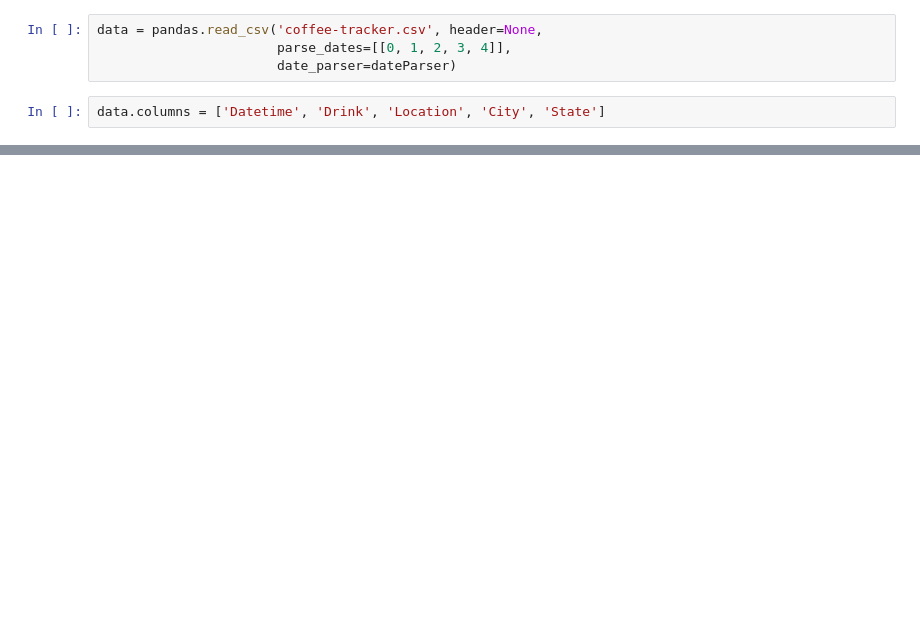
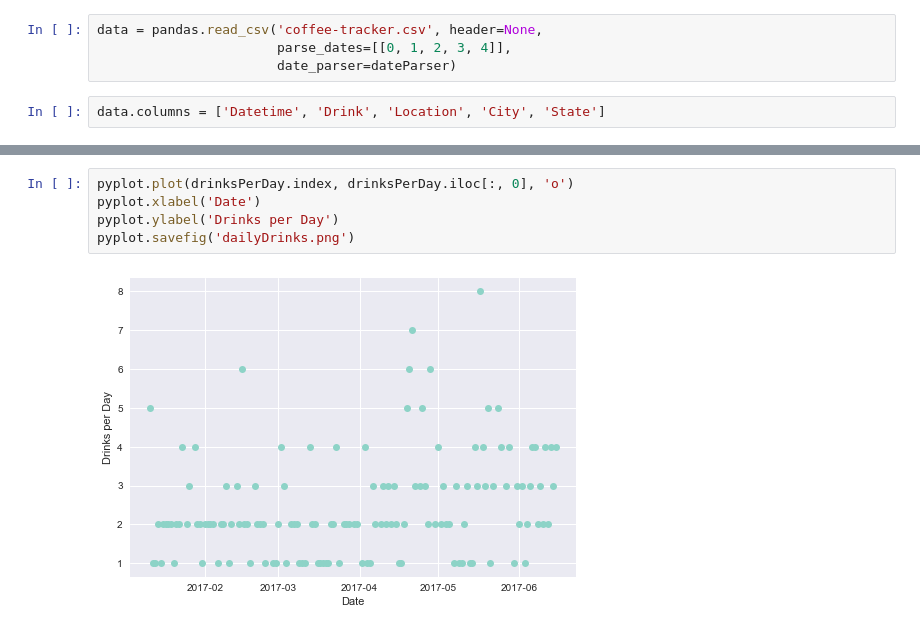
Before and after one commit to drewejohnson/coffee-tracker, a Jupyter notebook: coffeeTracker.ipynb, the cells around one changed output, grey strips where cells are left out. Saved outputs shown, nothing was run; the diff lists cells and outputs as text; blank space fills up the shorter version.

```diff
--- a/coffeeTracker.ipynb
+++ b/coffeeTracker.ipynb
@@ -34,0 +49,7 @@ ax.show()
+# %%
+pyplot.plot(drinksPerDay.index, drinksPerDay.iloc[:, 0], 'o')
+pyplot.xlabel('Date')
+pyplot.ylabel('Drinks per Day')
+pyplot.savefig('dailyDrinks.png')
+# %% [output]
+[figure, added]
```
Also changed, not shown: parts of 12 cells of this notebook, 10 other files.
